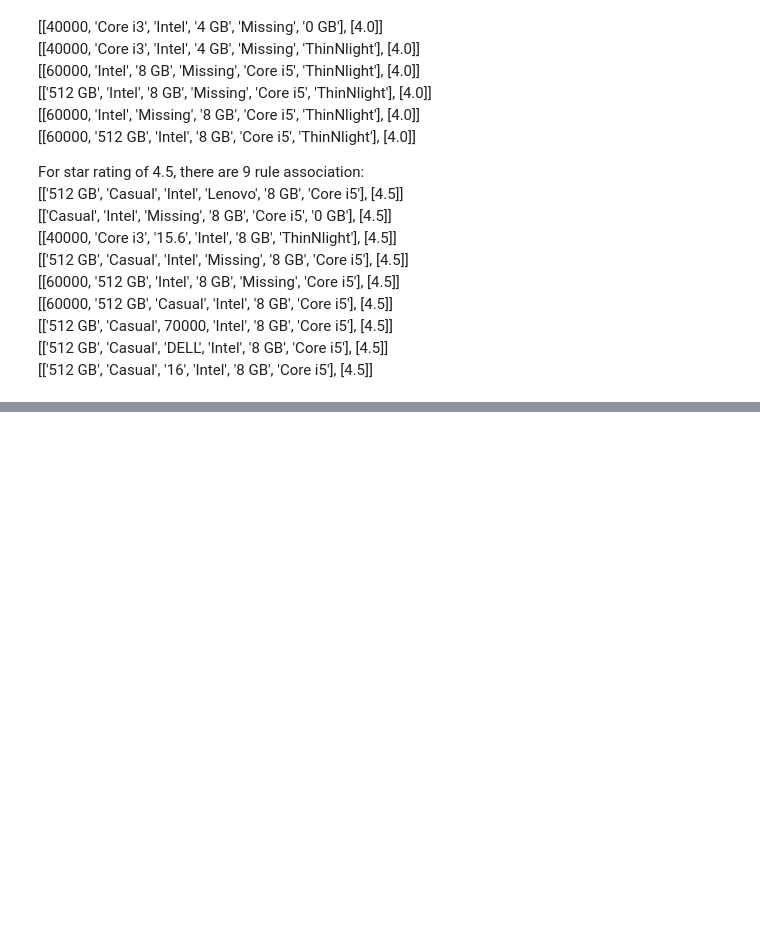
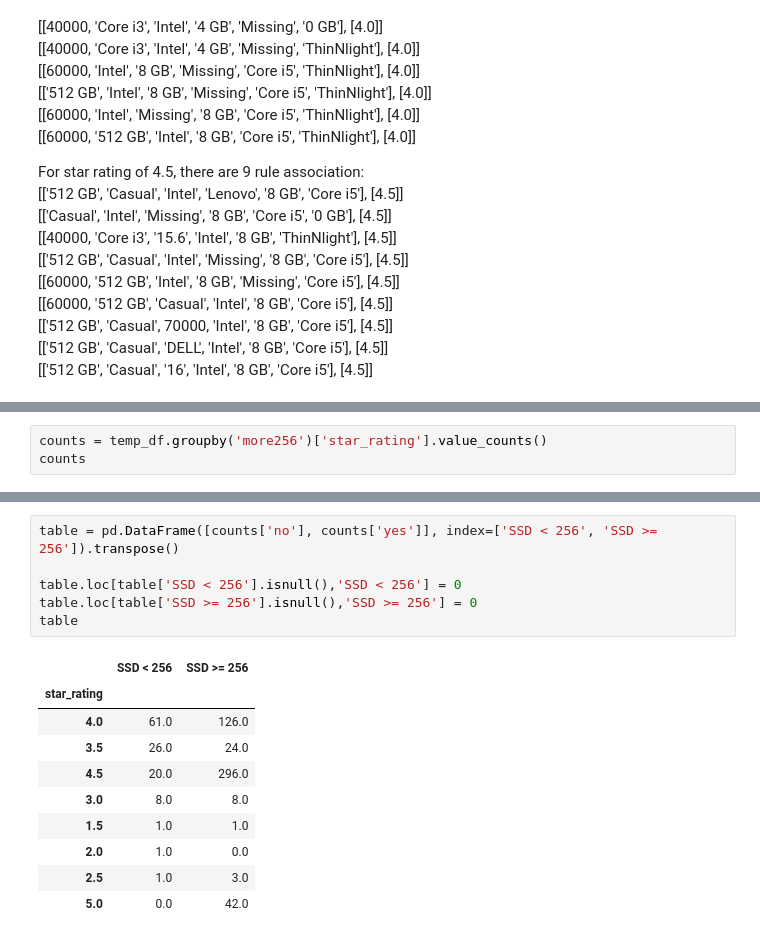
Before and after one commit to AureliusLim/csmodel-phase1, a Jupyter notebook: main_notebook.ipynb, the cells around one changed output, grey strips where cells are left out. Cells and saved outputs as stored; diff of their text form; blank space fills up the shorter version.

```diff
--- a/main_notebook.ipynb
+++ b/main_notebook.ipynb
@@ -562,0 +695,3 @@ For star rating of 4.5, there are 9 rule association:<br>
+# %%
+counts = temp_df.groupby('more256')['star_rating'].value_counts()
+counts
@@ -562,0 +715,17 @@ For star rating of 4.5, there are 9 rule association:<br>
+# %%
+table = pd.DataFrame([counts['no'], counts['yes']], index=['SSD < 256', 'SSD >= 256']).transpose()
+
+table.loc[table['SSD < 256'].isnull(),'SSD < 256'] = 0
+table.loc[table['SSD >= 256'].isnull(),'SSD >= 256'] = 0
+table
+# %% [output]
+|  | SSD < 256 | SSD >= 256 |
+| star_rating |  |  |
+| 4.0 | 61.0 | 126.0 |
+| 3.5 | 26.0 | 24.0 |
+| 4.5 | 20.0 | 296.0 |
+| 3.0 | 8.0 | 8.0 |
+| 1.5 | 1.0 | 1.0 |
+| 2.0 | 1.0 | 0.0 |
+| 2.5 | 1.0 | 3.0 |
+| 5.0 | 0.0 | 42.0 |
```
Also changed, not shown: parts of 40 cells of this notebook.
